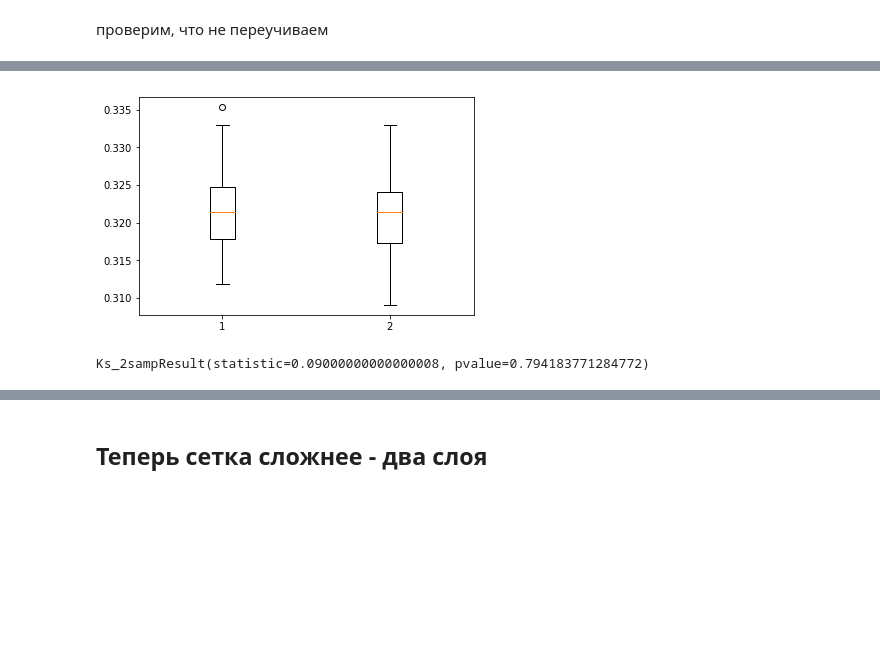
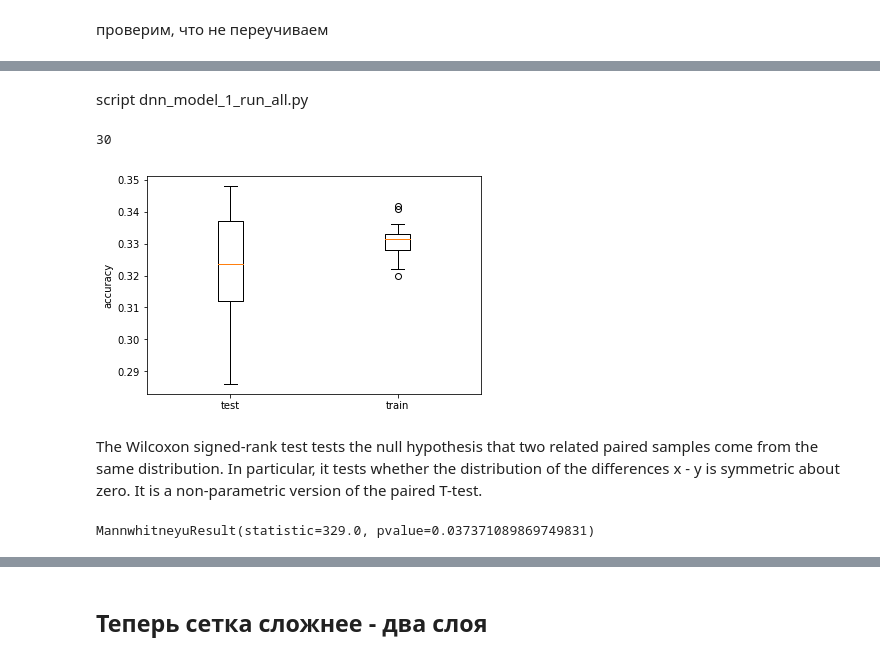
Before and after one commit to litvinanna/neuro_tools, a Jupyter notebook: DNN_litvin.ipynb, the cells around one changed output, grey strips where cells are left out. Cells and saved outputs as stored; diff of their text form; code cells hidden in the pictures; blank space fills up the shorter version.

```diff
--- a/DNN_litvin.ipynb
+++ b/DNN_litvin.ipynb
@@ -59,0 +3,5 @@ print( test1.shape, test2.shape, test_ans.shape)
+# %%
+import pickle
+with open("../results/dnn/ecoli_10_10000_1000.data", "rb") as file:
+    data_list = pickle.load(file)
+data = data_list[0]
@@ -251,11 +93,26 @@ Epoch 00008: early stopping
+# %% [markdown]
+script dnn_model_1_run_all.py
+# %%
+with open("../results/dnn/dnn_model_1_all_runs_10_p2.pyob", "rb") as file:
+    (test_accs_1, train_accs_1) = pickle.load(file)
+print(len(test_accs_1))
+# %% [output]
+30
 # %%
 import matplotlib.pyplot as plt
 %matplotlib inline
-from scipy.stats import ks_2samp
 
-plt.boxplot([test_accs_regr_1, test_accs_regr_2])
+plt.boxplot([test_accs_1, train_accs_1])
+plt.xticks([1,2], ('test', 'train'))
+plt.ylabel("accuracy")
 plt.show()
-ks_2samp(test_accs_regr_1, test_accs_regr_2)
 # %% [output]
-[figure, old version]
+[figure, new version]
-Ks_2sampResult(statistic=0.09000000000000008, pvalue=0.794183771284772)
+# %% [markdown]
+The Wilcoxon signed-rank test tests the null hypothesis that two related paired samples come from the same distribution. In particular, it tests whether the distribution of the differences x - y is symmetric about zero. It is a non-parametric version of the paired T-test.
+# %%
+import scipy.stats
+# scipy.stats.wilcoxon(test_accs_1, train_accs_1)
+scipy.stats.mannwhitneyu(test_accs_1, train_accs_1)
+# %% [output]
+MannwhitneyuResult(statistic=329.0, pvalue=0.037371089869749831)
```
Also changed, not shown: parts of 34 cells of this notebook, 9 other files.
